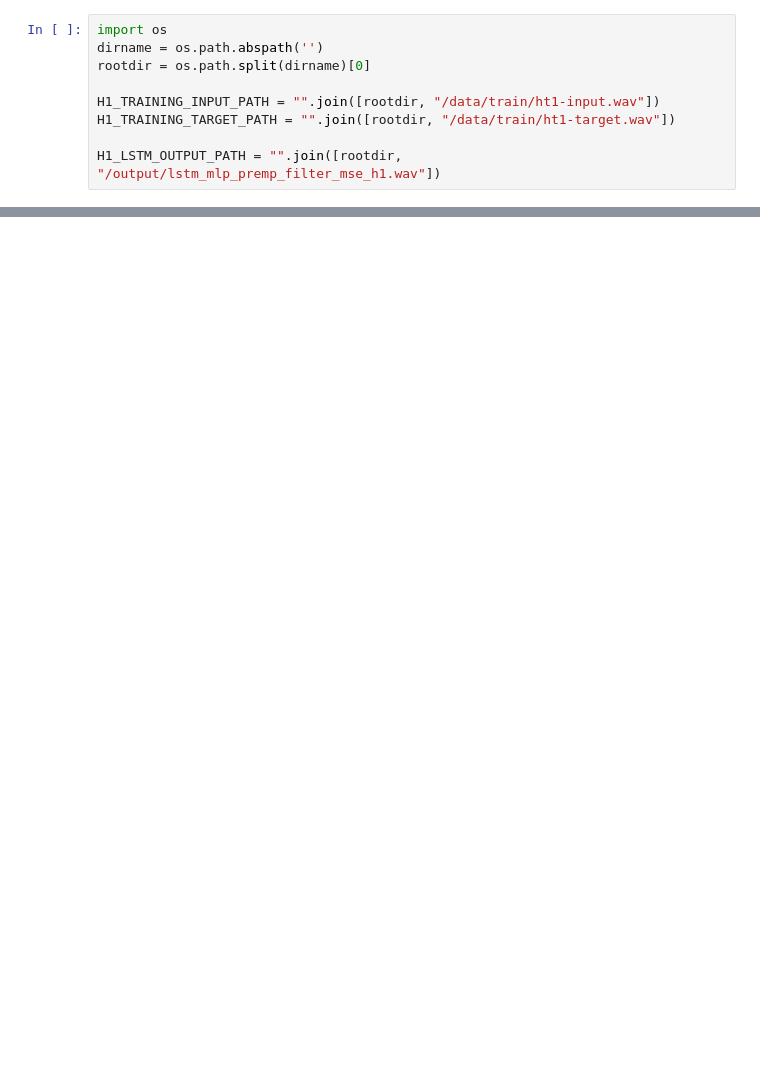
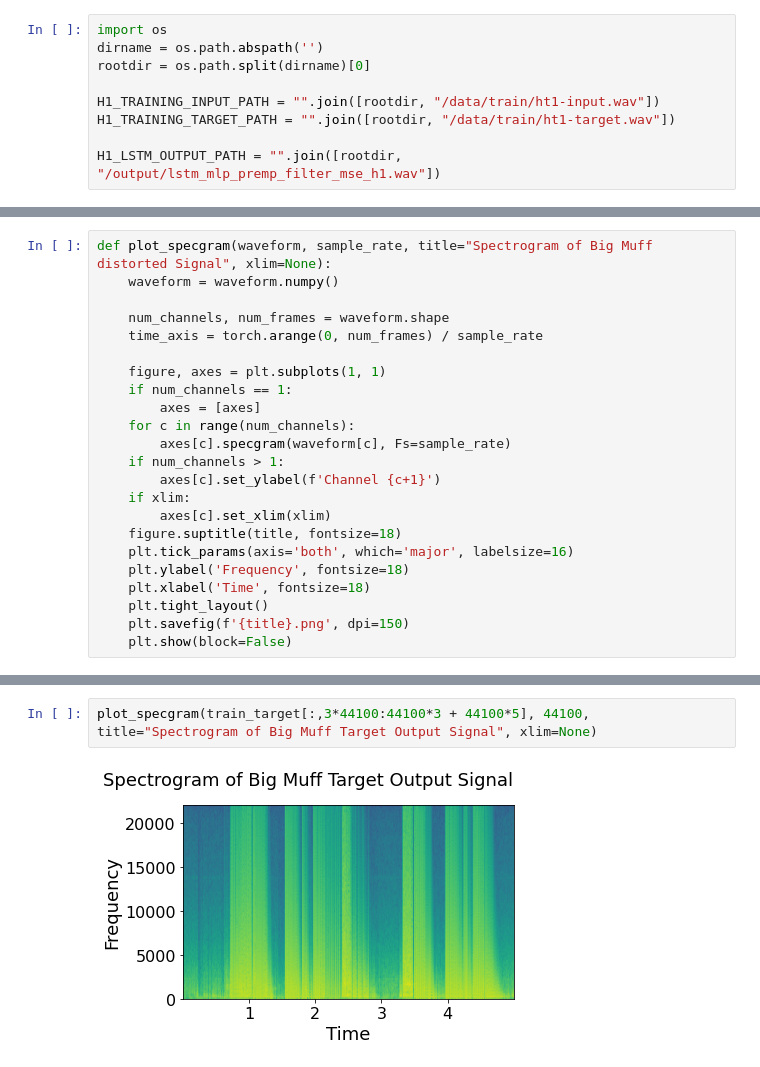
Before and after one commit to brynluisi/neural-audio, a Jupyter notebook: notebooks/IIR Visualization.ipynb, the cells around one changed output, grey strips where cells are left out. Drawn from its saved outputs; the diff is of its cells as text; blank space fills up the shorter version.

```diff
--- a/notebooks/IIR Visualization.ipynb
+++ b/notebooks/IIR Visualization.ipynb
@@ -39,0 +75,23 @@ plt.show()
+# %%
+def plot_specgram(waveform, sample_rate, title="Spectrogram of Big Muff distorted Signal", xlim=None):
+    waveform = waveform.numpy()
+
+    num_channels, num_frames = waveform.shape
+    time_axis = torch.arange(0, num_frames) / sample_rate
+
+    figure, axes = plt.subplots(1, 1)
+    if num_channels == 1:
+        axes = [axes]
+    for c in range(num_channels):
+        axes[c].specgram(waveform[c], Fs=sample_rate)
+    if num_channels > 1:
+        axes[c].set_ylabel(f'Channel {c+1}')
+    if xlim:
+        axes[c].set_xlim(xlim)
+    figure.suptitle(title, fontsize=18)
+    plt.tick_params(axis='both', which='major', labelsize=16)
+    plt.ylabel('Frequency', fontsize=18)
+    plt.xlabel('Time', fontsize=18)
+    plt.tight_layout()
+    plt.savefig(f'{title}.png', dpi=150)
+    plt.show(block=False)
@@ -39,0 +110,4 @@ plt.show()
+# %%
+plot_specgram(train_target[:,3*44100:44100*3 + 44100*5], 44100, title="Spectrogram of Big Muff Target Output Signal", xlim=None)
+# %% [output]
+[figure, added]
```
Also changed, not shown: parts of 11 cells of this notebook, 12 other files.
